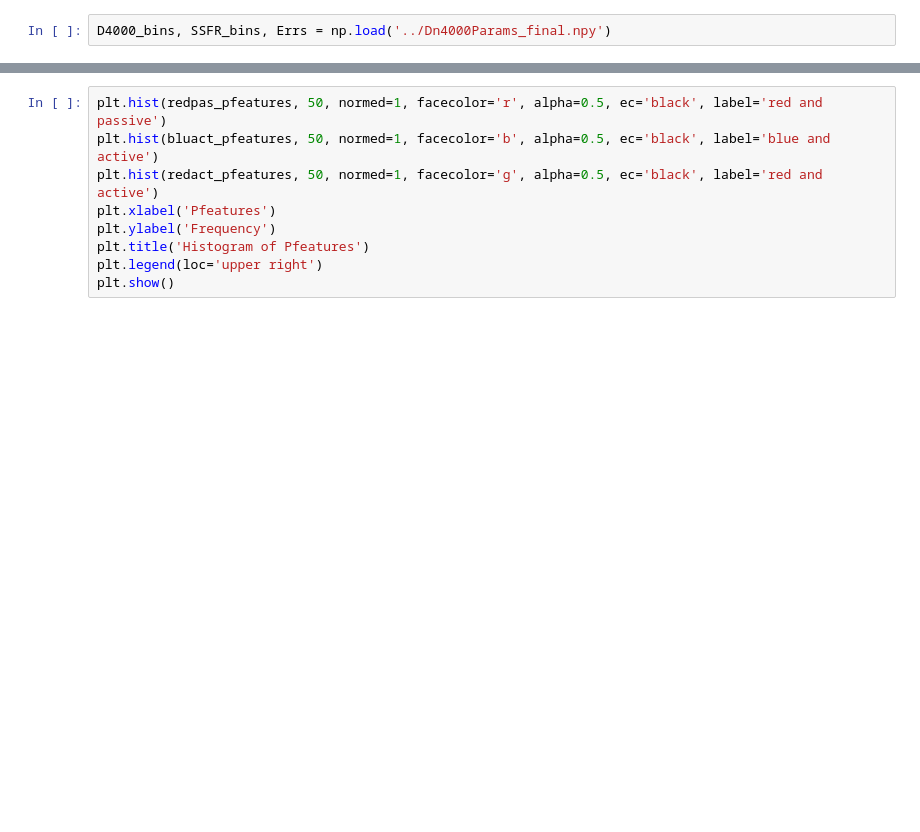
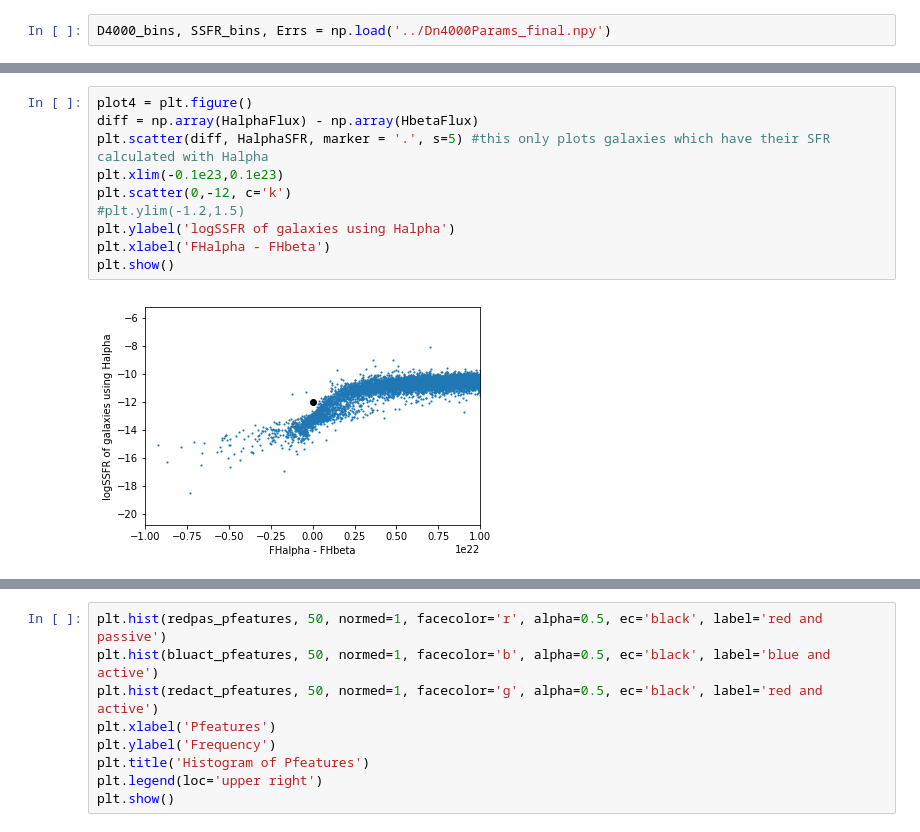
Before and after one commit to jaotter/Otter-Research-2017, a Jupyter notebook: early_late_classification.ipynb, the cells around one changed output, grey strips where cells are left out. Cells and saved outputs as stored; diff of their text form; blank space fills up the shorter version.

```diff
--- a/early_late_classification.ipynb
+++ b/early_late_classification.ipynb
@@ -145,3 +188,15 @@ plt.show()
+# %%
+plot4 = plt.figure()
+diff = np.array(HalphaFlux) - np.array(HbetaFlux)
+plt.scatter(diff, HalphaSFR, marker = '.', s=5) #this only plots galaxies which have their SFR calculated with Halpha
+plt.xlim(-0.1e23,0.1e23)
+plt.scatter(0,-12, c='k')
+#plt.ylim(-1.2,1.5)
+plt.ylabel('logSSFR of galaxies using Halpha')
+plt.xlabel('FHalpha - FHbeta')
+plt.show()
+# %% [output]
+[figure, added]
 # %%
 fig = plt.figure(figsize=(14,10))
 
```
Also changed, not shown: parts of 11 cells of this notebook.
